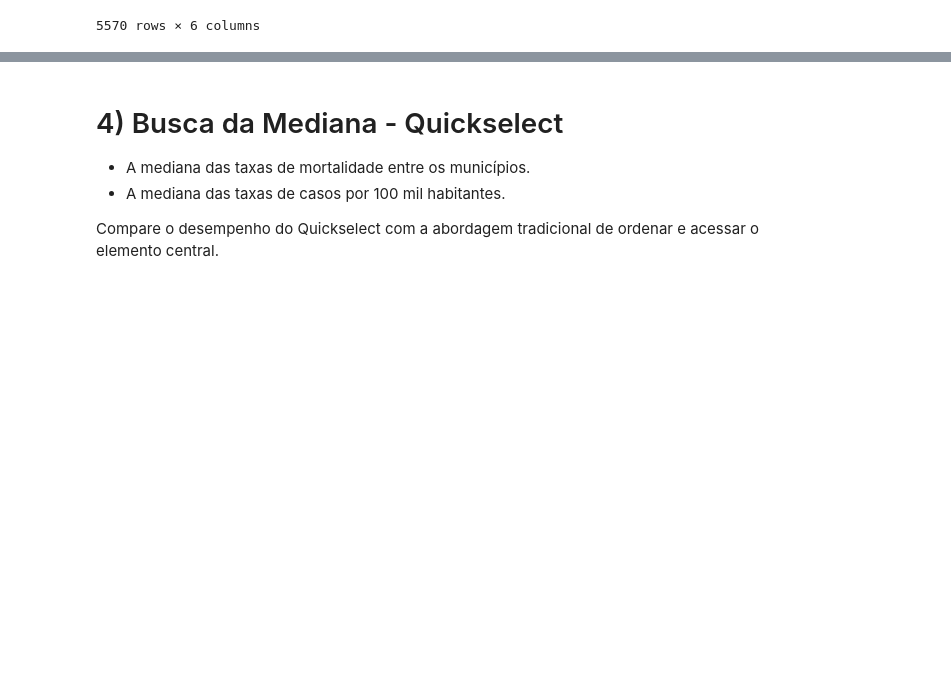
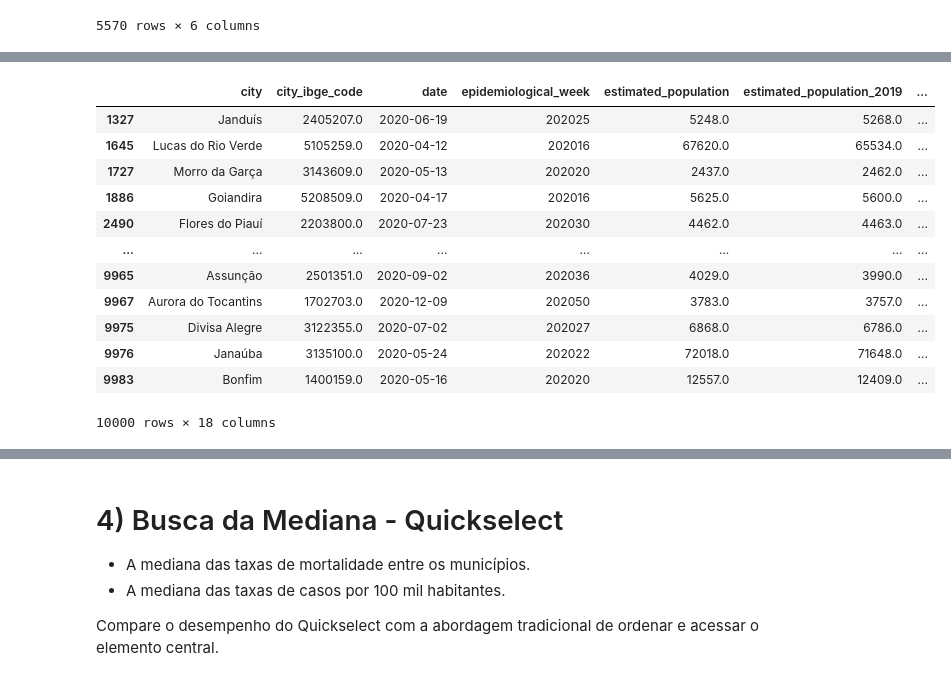
Before and after one commit to stepsbtw/Algoritmos, a Jupyter notebook: algorithms_assignment_1.ipynb, the cells around one changed output, grey strips where cells are left out. Cells and saved outputs as stored; diff of their text form; code cells hidden in the pictures; blank space fills up the shorter version.

```diff
--- a/algorithms_assignment_1.ipynb
+++ b/algorithms_assignment_1.ipynb
@@ -455,0 +428,17 @@ Mergesort: 7.116086959838867 segundos
+# %%
+b_sorted = b.iloc[idx_b]
+b_sorted
+# %% [output]
+|  | city | city_ibge_code | date | epidemiological_week | estimated_population | estimated_population_2019 | ... |
+| 1327 | Janduís | 2405207.0 | 2020-06-19 | 202025 | 5248.0 | 5268.0 | ... |
+| 1645 | Lucas do Rio Verde | 5105259.0 | 2020-04-12 | 202016 | 67620.0 | 65534.0 | ... |
+| 1727 | Morro da Garça | 3143609.0 | 2020-05-13 | 202020 | 2437.0 | 2462.0 | ... |
+| 1886 | Goiandira | 5208509.0 | 2020-04-17 | 202016 | 5625.0 | 5600.0 | ... |
+| 2490 | Flores do Piauí | 2203800.0 | 2020-07-23 | 202030 | 4462.0 | 4463.0 | ... |
+| ... | ... | ... | ... | ... | ... | ... | ... |
+| 9965 | Assunção | 2501351.0 | 2020-09-02 | 202036 | 4029.0 | 3990.0 | ... |
+| 9967 | Aurora do Tocantins | 1702703.0 | 2020-12-09 | 202050 | 3783.0 | 3757.0 | ... |
+| 9975 | Divisa Alegre | 3122355.0 | 2020-07-02 | 202027 | 6868.0 | 6786.0 | ... |
+| 9976 | Janaúba | 3135100.0 | 2020-05-24 | 202022 | 72018.0 | 71648.0 | ... |
+| 9983 | Bonfim | 1400159.0 | 2020-05-16 | 202020 | 12557.0 | 12409.0 | ... |
+10000 rows × 18 columns
```
Also changed, not shown: parts of 28 cells of this notebook.
